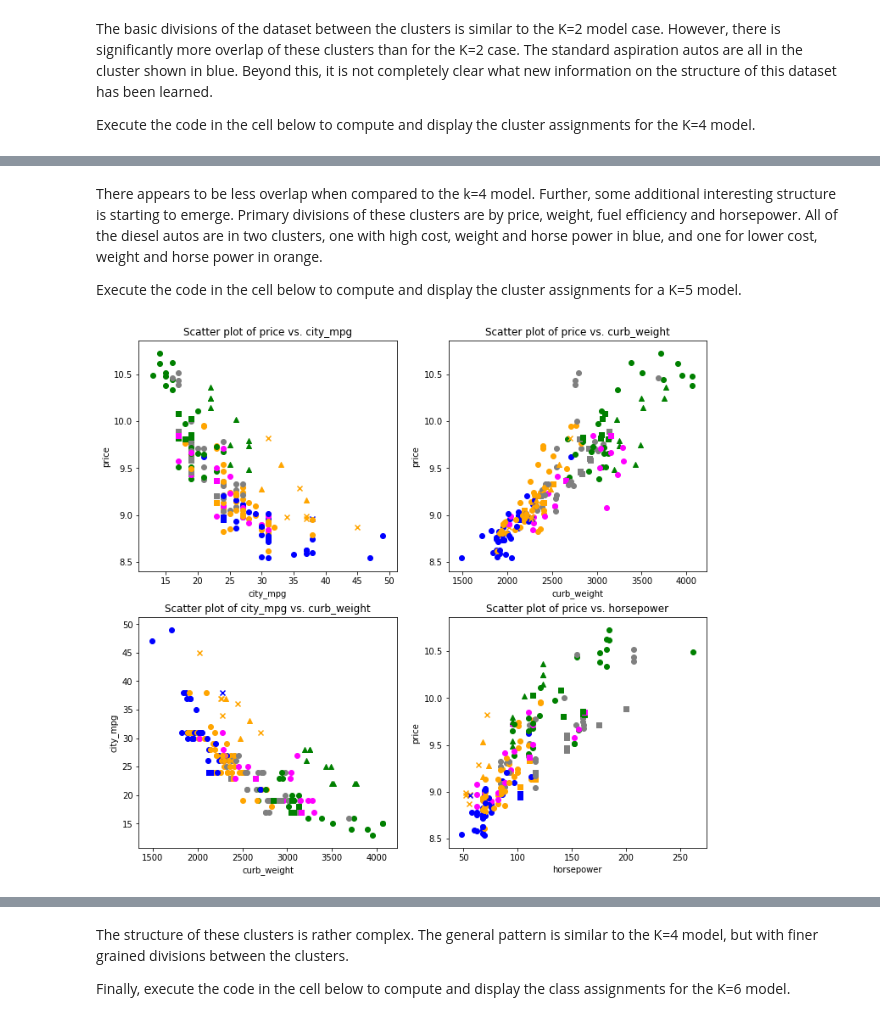
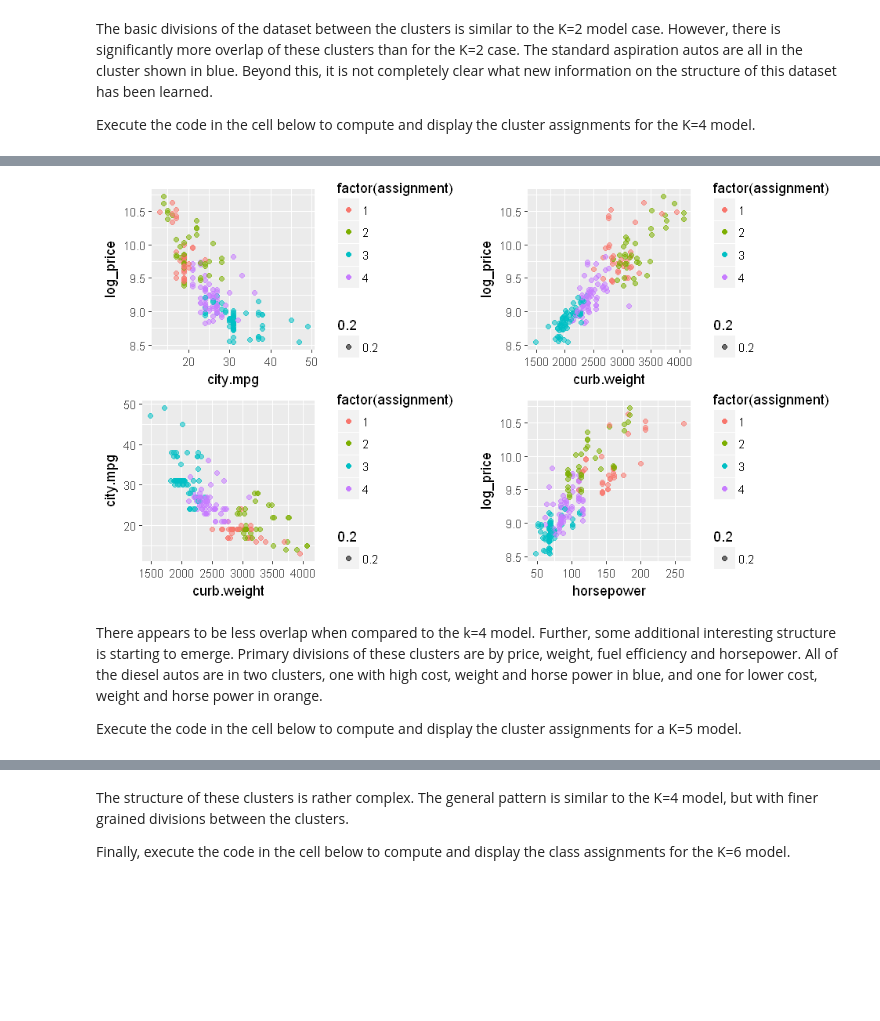
Before and after one commit to vijayraavi/Principles-of-Machine-Learning-R, a Jupyter notebook: Module7/ApplicationOfClustering.ipynb, the cells around one changed output, grey strips where cells are left out. Cells and saved outputs as stored; diff of their text form; code cells hidden in the pictures; blank space fills up the shorter version.

```diff
--- a/Module7/ApplicationOfClustering.ipynb
+++ b/Module7/ApplicationOfClustering.ipynb
@@ -212,11 +186,11 @@ plot_auto_cluster(auto_prices, assign_color_km4, markers)
+# %%
+set.seed(475)
+kmeans_4 = kmeans(auto_dummies, centers =4)
+auto_prices[,'assignment'] = kmeans_4$cluster
+plot_auto_cluster(auto_prices)
+# %% [output]
+[figure, added]
 # %% [markdown]
 There appears to be less overlap when compared to the k=4 model. Further, some additional interesting structure is starting to emerge. Primary divisions of these clusters are by price, weight, fuel efficiency and horsepower. All of the diesel autos are in two clusters, one with high cost, weight and horse power in blue, and one for lower cost, weight and horse power in orange.
 
 Execute the code in the cell below to compute and display the cluster assignments for a K=5 model.
-# %%
-kmeans_5 = KMeans(n_clusters=5, random_state=0)
-assignments_km5 = kmeans_5.fit_predict(Auto_Data)
-assign_color_km5 = [col_dic[x] for x in assignments_km5]
-plot_auto_cluster(auto_prices, assign_color_km5, markers)
-# %% [output]
-[figure, removed]
```
Also changed, not shown: parts of 29 cells of this notebook.
